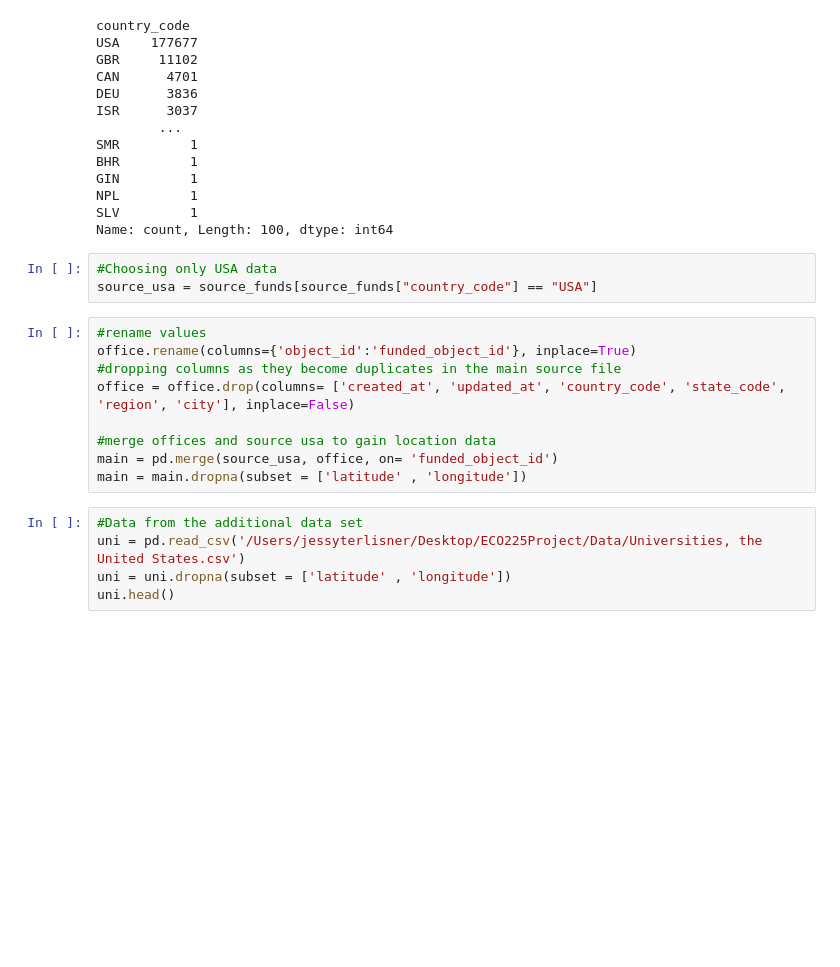
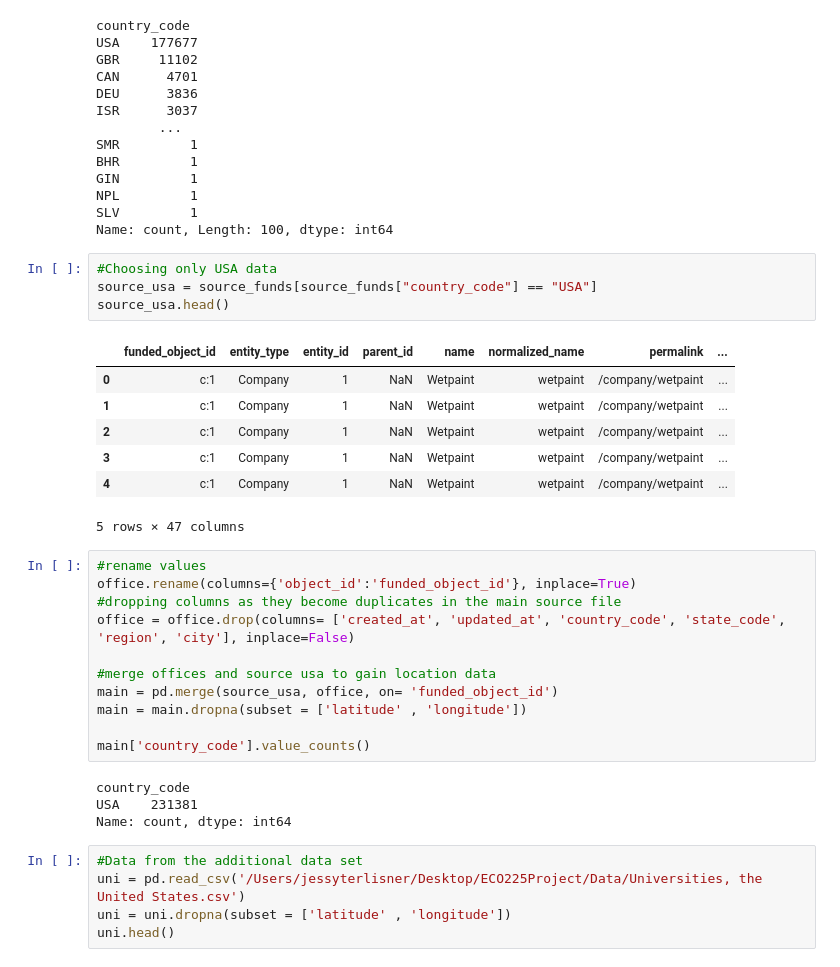
Before and after one commit to ECO225-W2025/eco225-project-code-jess-y-T, a Jupyter notebook: Code/Project.ipynb, the cells around one changed output. Cells and saved outputs as stored; diff of their text form; blank space fills up the shorter version.

```diff
--- a/Code/Project.ipynb
+++ b/Code/Project.ipynb
@@ -67,6 +67,15 @@ Name: count, Length: 100, dtype: int64
 # %%
 #Choosing only USA data
 source_usa = source_funds[source_funds["country_code"] == "USA"]
+source_usa.head()
+# %% [output]
+|  | funded_object_id | entity_type | entity_id | parent_id | name | normalized_name | permalink | ... |
+| 0 | c:1 | Company | 1 | NaN | Wetpaint | wetpaint | /company/wetpaint | ... |
+| 1 | c:1 | Company | 1 | NaN | Wetpaint | wetpaint | /company/wetpaint | ... |
+| 2 | c:1 | Company | 1 | NaN | Wetpaint | wetpaint | /company/wetpaint | ... |
+| 3 | c:1 | Company | 1 | NaN | Wetpaint | wetpaint | /company/wetpaint | ... |
+| 4 | c:1 | Company | 1 | NaN | Wetpaint | wetpaint | /company/wetpaint | ... |
+5 rows × 47 columns
 # %%
 #rename values
 office.rename(columns={'object_id':'funded_object_id'}, inplace=True)
@@ -76,6 +85,12 @@ office = office.drop(columns= ['created_at', 'updated_at', 'country_code', 'stat
 #merge offices and source usa to gain location data
 main = pd.merge(source_usa, office, on= 'funded_object_id')
 main = main.dropna(subset = ['latitude' , 'longitude'])
+
+main['country_code'].value_counts()
+# %% [output]
+country_code
+USA    231381
+Name: count, dtype: int64
 # %%
 #Data from the additional data set
 uni = pd.read_csv('/Users/jessyterlisner/Desktop/ECO225Project/Data/Universities, the United States.csv')
```
